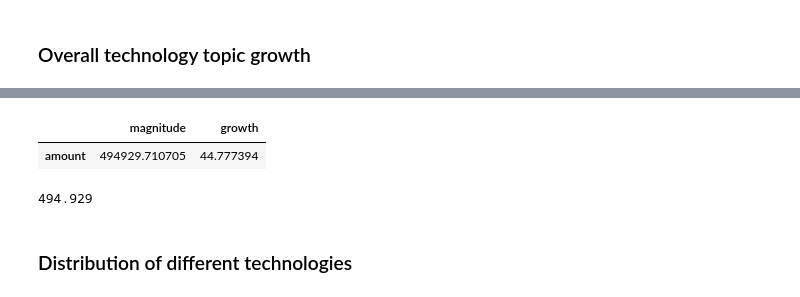
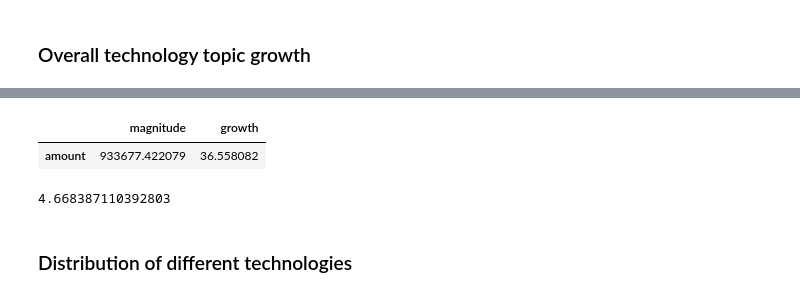
Before and after one commit to nestauk/discovery_child_development, a Jupyter notebook: discovery_child_development/analysis/initial_results/08_analysis_crunchbase.ipynb, the cells around one changed output, grey strips where cells are left out. Cells and saved outputs as stored; diff of their text form; code cells hidden in the pictures.

```diff
--- a/discovery_child_development/analysis/initial_results/08_analysis_crunchbase.ipynb
+++ b/discovery_child_development/analysis/initial_results/08_analysis_crunchbase.ipynb
@@ -22,14 +145,7 @@ importlib.reload(utils);
 # %%
-# Gateway to Research labelled data
-importlib.reload(utils);
-data_df = utils.load_crunchbase_data().query("topics != 'arts'")
+# Transform to one id and topic pair per row
+importlib.reload(utils)
+data_exploded_df = utils.explode_data(data_df, is_crunchbase=True).query("topics != 'arts'")
-# %%
-# Taxonomy dataframe
-topics_df = utils.load_topic_data()
-# %%
-# Transform to one id and topic pair per row
-importlib.reload(utils)
-data_exploded_df = utils.explode_data(data_df).query("topics != 'arts'")
 # %% [markdown]
 ## Baseline trends
 
@@ -176,0 +404,13 @@ pu.configure_plots(fig)
+# %%
+ids = (
+    data_exploded_df
+    .query("org_id in @nontech_ids")
+    .query("name == 'Parenting'")
+    .org_id.to_list()
+)
+pd.set_option('display.max_colwidth', 200)
+(
+    cb_df.query("id in @ids")[['name', 'short_description', 'total_funding_usd']]
+    .sort_values('total_funding_usd', ascending=False)
+    .iloc[0:20]
+)
@@ -202,14 +615,15 @@ utils.plot_quick_ts(ts_amounts_tech, 'amount')
 # %% [output]
 [interactive output not drawn]
 # %%
-au.ts_magnitude_growth_(ts_amounts_tech, year_start = 2019, year_end = 2023)
+mag_growth_df = au.ts_magnitude_growth_(ts_amounts_tech, year_start = 2019, year_end = 2023)
+mag_growth_df
 # %% [output]
 |  | magnitude | growth |
-| amount | 494929.710705 | 44.777394 |
+| amount | 933677.422079 | 36.558082 |
-# %%
-494929/1000
-# %% [output]
-494.929
+# %%
+mag_growth_df.magnitude.iloc[0]*5/1e+6
+# %% [output]
+4.668387110392803
 # %% [markdown]
 ### Distribution of different technologies
 # %%
```
Also changed, not shown: parts of 79 cells of this notebook, 18 other files.
